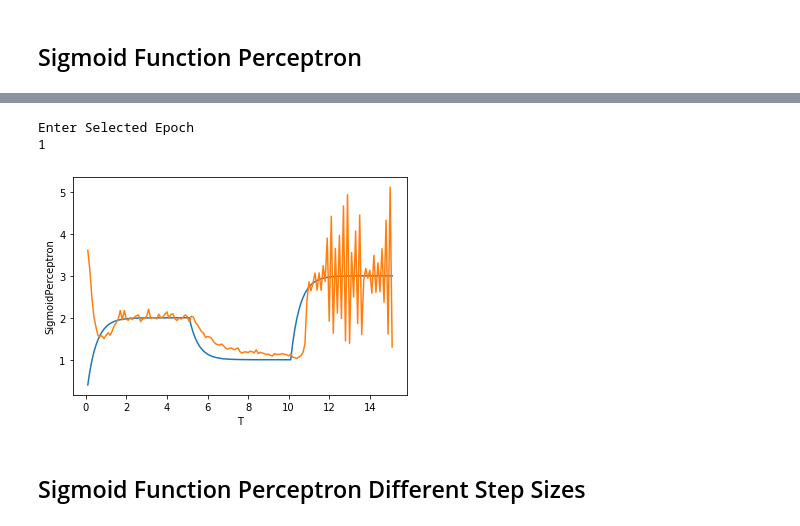
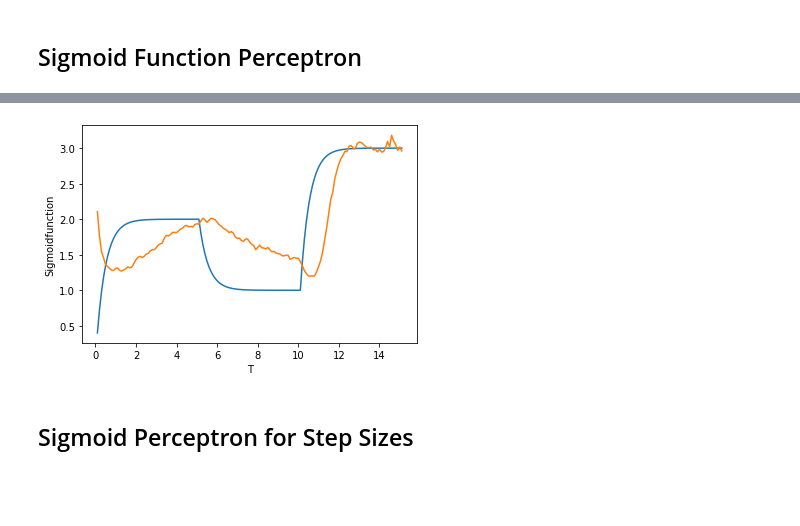
Before and after one commit to JamesDun2866/Computational-Science, a Jupyter notebook: Computational Science.ipynb, the cells around one changed output, grey strips where cells are left out. Saved outputs shown, nothing was run; the diff lists cells and outputs as text; code cells hidden in the pictures; blank space fills up the shorter version.

```diff
--- a/Computational Science.ipynb
+++ b/Computational Science.ipynb
@@ -484,11 +484,5 @@ def train_weights_step(array, lr, epoch): #change weights and use perceptron to
     return network_out #return the predicted data
 # %%
 Noisedx  = df1['xNoise'].to_numpy() #set Xnoise to a varible
-
-print ("Enter Learning Rate") #ask for the learning rate (best at 0.1)
-lr = float (input())
-print ("Enter Amount of Epochs") #ask for the amount of epochs
-Epochnum = int (input())
-
-StepPerceptron = train_weights_step(Noisedx,lr,Epochnum) # train the network using the xnoise varible learning rate and epochs
+StepPerceptron = train_weights_step(Noisedx,0.01,10) # train the network using the xnoise varible learning rate and epochs
 # %% [output]
@@ -509,7 +499,5 @@ epoch=9, lrate=0.100, error=2.130
 # %%
-print ("Enter Selected Epoch") #enter epoch you want to graph
-SelectedEpochnum = int (input())
-EpochStep = SelectedEpoch(SelectedEpochnum,StepPerceptron) #get that epoch
+EpochStep = SelectedEpoch(1,StepPerceptron) #get that epoch
 
 df1['StepPerceptron'] = EpochStep #add epoch to dataframe
 df1
@@ -655,7 +610,0 @@ def train_weights_sigmoid(array, lr, loops): #Training method with sigmoid
-# %%
-print ("Enter Learning Rate") #Ask for learning rate
-lr = float (input())
-print ("Enter Amount of Epochs") #ask for amount of epochs
-Epochnum = int (input())
-
-SigmoidPerceptron = train_weights_sigmoid(Noisedx,lr,Epochnum) #train the data
@@ -677,16 +663,11 @@ Enter Amount of Epochs
+# %%
+x1 = Tuple_converter(df1['xNoise'])
+Sigmoidfunction = train_weights_sigmoid(x1,0.01,50)
+df1['Sigmoidfunction'] = Sigmoidfunction
 # %%
-print ("Enter Selected Epoch")  #ask for which epoch to plot
-SelectedEpochnum = int (input())
-EpochStep = SelectedEpoch(SelectedEpochnum,SigmoidPerceptron)# return the epoch data
-
-
-df1['SigmoidPerceptron'] = EpochStep #append epoch to dataframe
-df1
-Noiseplt = sns.lineplot(x="T", y="X", data=df1) #plot actual data
-Stepplt = sns.lineplot(x="T", y="SigmoidPerceptron", data=df1) #plot predicted data
+t = sns.lineplot(x="T", y="X", data=df1)  #plot actual
+t2 = sns.lineplot(x="T", y="Sigmoidfunction", data=df1) #plot predicted
 # %% [output]
-Enter Selected Epoch
-1
-[figure, old version]
+[figure, new version]
 # %% [markdown]
-## Sigmoid Function Perceptron Different Step Sizes
+## Sigmoid Perceptron for Step Sizes
```
Also changed, not shown: parts of 39 cells of this notebook.
